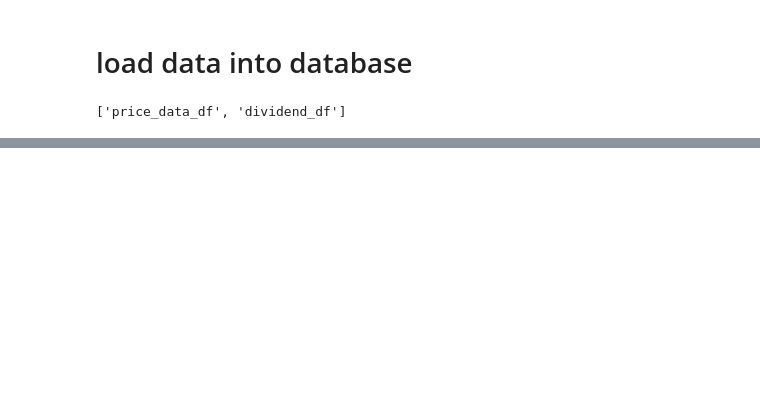
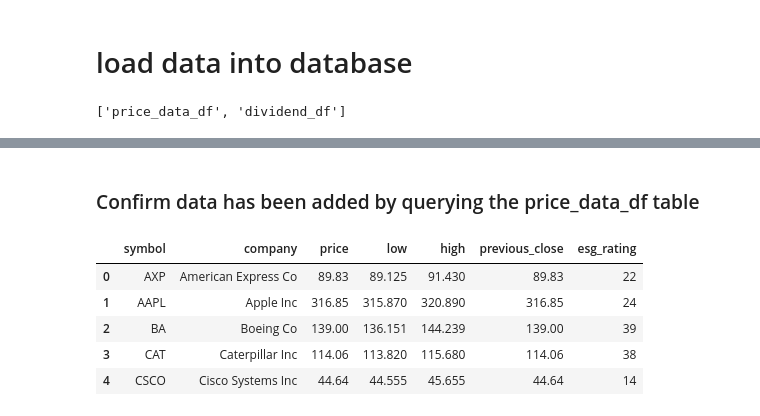
Before and after one commit to zhaoyun95/etl-of-dow-30-stocks-data, a Jupyter notebook: etl-project.ipynb, the cells around one changed output, grey strips where cells are left out. Drawn from its saved outputs; the diff is of its cells as text; code cells hidden in the pictures; blank space fills up the shorter version.

```diff
--- a/etl-project.ipynb
+++ b/etl-project.ipynb
@@ -269,0 +276,11 @@ LINE 1: INSERT INTO price_data_df (symbol, name, price, low, high, p...
+# %% [markdown]
+### Confirm data has been added by querying the price_data_df table
+# %%
+pd.read_sql_query('select * from price_data_df', con=engine).head()
+# %% [output]
+|  | symbol | company | price | low | high | previous_close | esg_rating |
+| 0 | AXP | American Express Co | 89.83 | 89.125 | 91.430 | 89.83 | 22 |
+| 1 | AAPL | Apple Inc | 316.85 | 315.870 | 320.890 | 316.85 | 24 |
+| 2 | BA | Boeing Co | 139.00 | 136.151 | 144.239 | 139.00 | 39 |
+| 3 | CAT | Caterpillar Inc | 114.06 | 113.820 | 115.680 | 114.06 | 38 |
+| 4 | CSCO | Cisco Systems Inc | 44.64 | 44.555 | 45.655 | 44.64 | 14 |
```
Also changed, not shown: parts of 14 cells of this notebook, 2 other files.
